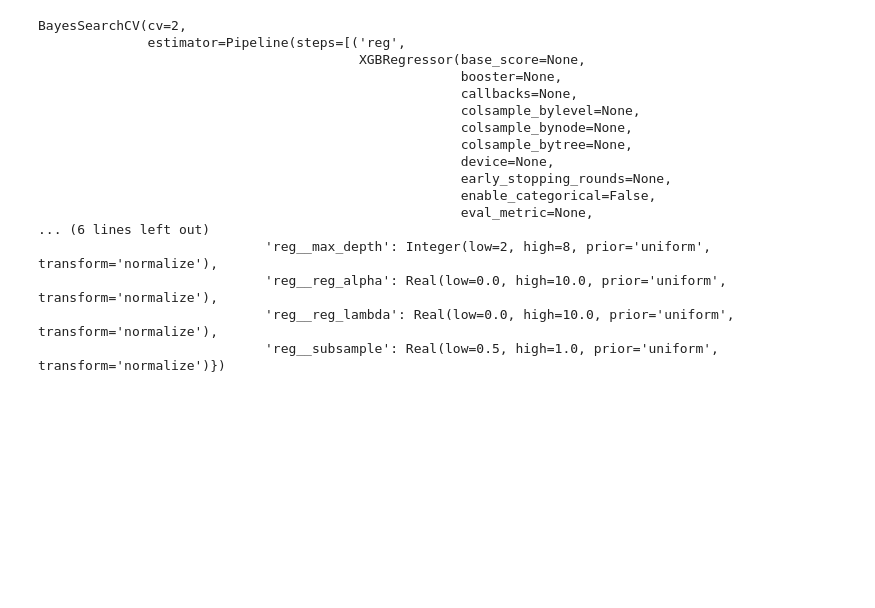
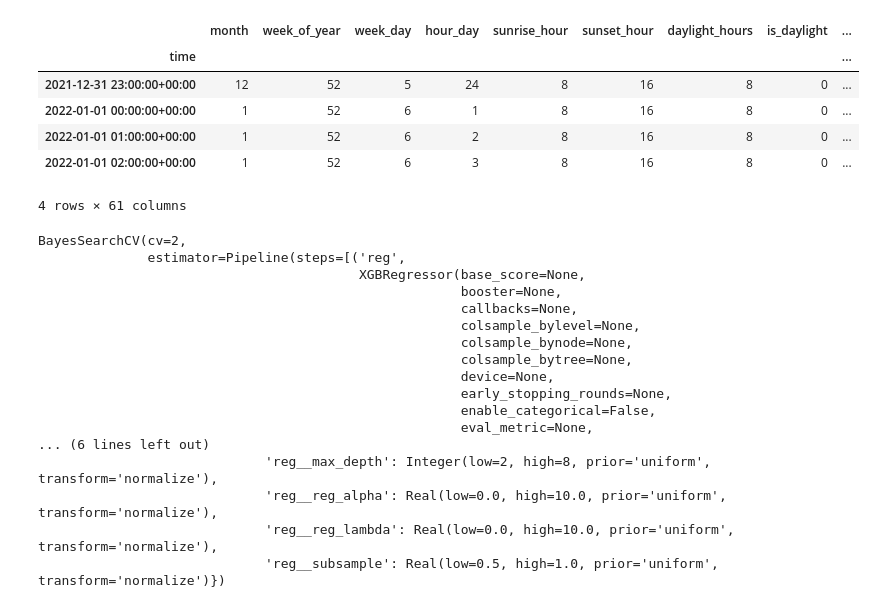
Before and after one commit to JulesJ1/Energy_Consumption_Forecasting, a Jupyter notebook: scripts/xgboost.ipynb, the cells around one changed output. Cells and saved outputs as stored; diff of their text form; code cells hidden in the pictures; blank space fills up the shorter version.

```diff
--- a/scripts/xgboost.ipynb
+++ b/scripts/xgboost.ipynb
@@ -94,8 +92,0 @@ energy = client.query_generation("ES", start = start, end = end)
-# %%
-
-#columns = [('Import', 'NL'),('Import', 'DE_AT_LU'),('Import', 'FR')]
-
-#energy = energy.drop(columns,axis =1)
-energy.columns
-df2 = pd.concat([energy,load],axis=1)
-#df2.head
@@ -114,0 +93,10 @@ MultiIndex([('Generation',                      'Fossil Gas'),
+# %%
+#fourier encoding
+def fourier_features(feature,cycle_length,order):
+    result = pd.DataFrame()
+
+    k = 2 * np.pi * feature/cycle_length
+    for i in range(1,order+1):
+        result[f"sin_{feature.name}_{i}"] =  np.sin(i*k)
+        result[f"cos_{feature.name}_{i}"]    =  np.cos(i*k)
+    return result
@@ -115,3 +172,43 @@ MultiIndex([('Generation',                      'Fossil Gas'),
+# %%
+transformer_poly = PolynomialFeatures(
+                       degree           = 2,
+                       interaction_only = True,
+                       include_bias     = False,
+
+
+                   ).set_output(transform="pandas")
+"""    'sin_sunrise_hour_1',
+    'cos_sunrise_hour_1',
+    'sin_sunset_hour_1',
+    'cos_sunset_hour_1',"""
+poly_cols = [
+    'sin_month_1',
+    'cos_month_1',
+    'sin_week_of_year_1',
+    'cos_week_of_year_1',
+    'sin_week_day_1',
+    'cos_week_day_1',
+    'sin_hour_day_1',
+    'cos_hour_day_1',
+    'daylight_hours',
+    'is_daylight'
+
+]
+
+poly_features = transformer_poly.fit_transform(exo_features[poly_cols].dropna())
+poly_features = poly_features.drop(columns=poly_cols)
+poly_features.columns = [f"poly_{col}" for col in poly_features.columns]
+poly_features.columns = poly_features.columns.str.replace(" ", "__")
+exo_features = pd.concat([exo_features, poly_features], axis=1)
+exo_features.head(4)
+# %% [output]
+|  | month | week_of_year | week_day | hour_day | sunrise_hour | sunset_hour | daylight_hours | is_daylight | ... |
+| time |  |  |  |  |  |  |  |  | ... |
+| 2021-12-31 23:00:00+00:00 | 12 | 52 | 5 | 24 | 8 | 16 | 8 | 0 | ... |
+| 2022-01-01 00:00:00+00:00 | 1 | 52 | 6 | 1 | 8 | 16 | 8 | 0 | ... |
+| 2022-01-01 01:00:00+00:00 | 1 | 52 | 6 | 2 | 8 | 16 | 8 | 0 | ... |
+| 2022-01-01 02:00:00+00:00 | 1 | 52 | 6 | 3 | 8 | 16 | 8 | 0 | ... |
+4 rows × 61 columns
 # %%
 estimators = [
     ("reg", XGBRegressor())
```
Also changed, not shown: parts of 18 cells of this notebook, 1 other file.
